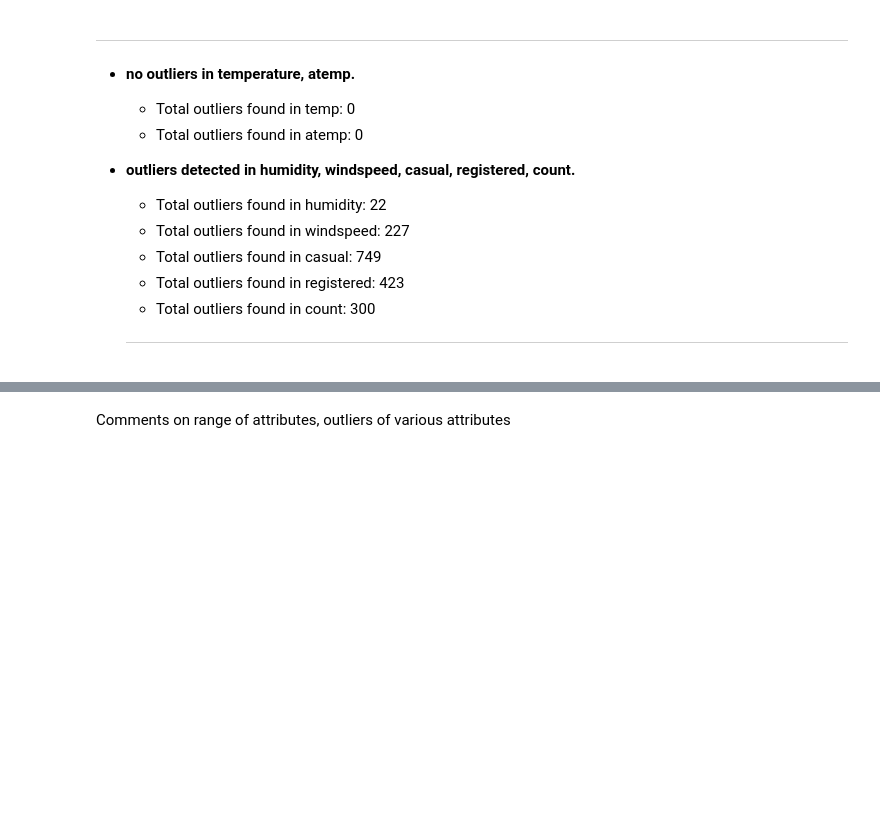
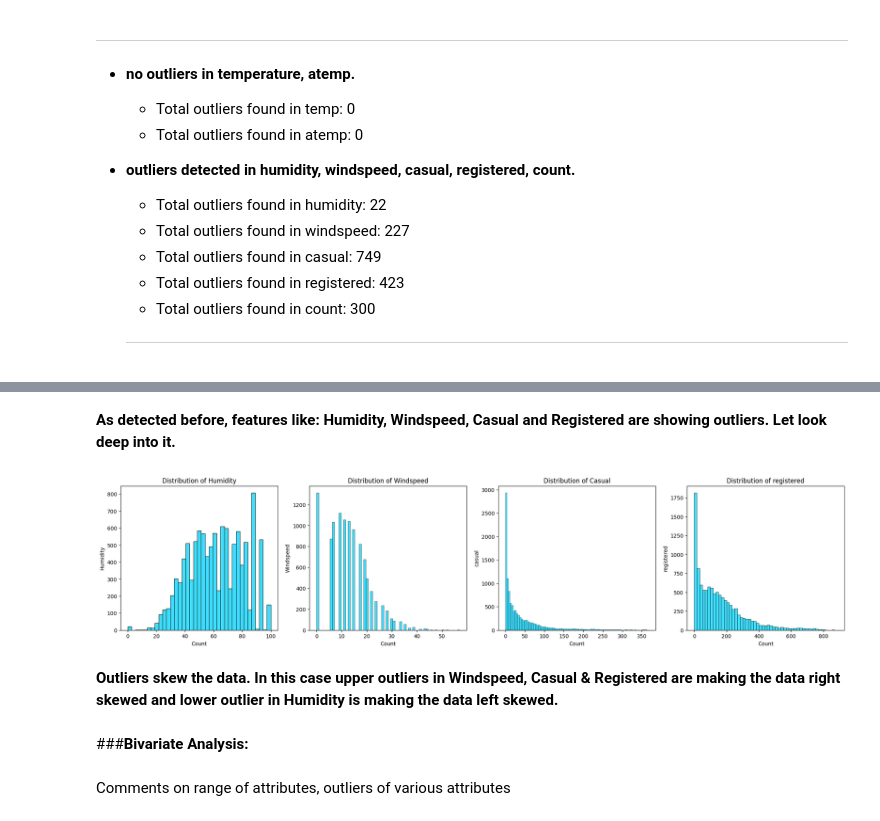
Before and after one commit to RichaGaharwar/Yulu---Hypothesis-Testing, a Jupyter notebook: Yulu_Hypothesis_Testing.ipynb, the cells around one changed output, grey strips where cells are left out. Drawn from its saved outputs; the diff is of its cells as text; code cells hidden in the pictures; blank space fills up the shorter version.

```diff
--- a/Yulu_Hypothesis_Testing.ipynb
+++ b/Yulu_Hypothesis_Testing.ipynb
@@ -439,3 +513,41 @@ Bivariate Analysis (Relationships between important variables such as workday an
+# %% [markdown]
+**As detected before, features like: Humidity, Windspeed, Casual and Registered are showing outliers.**
+**Let look deep into it.**
+# %%
+Yulu_Cyan = '#00D2FF'
+plt.figure(figsize= (25,5))
+
+plt.subplot(1,4,1)
+sns.histplot(yulu['humidity'], color = Yulu_Cyan)
+plt.title('Distribution of Humidity')
+plt.xlabel('Count')
+plt.ylabel('Humidity')
+
+plt.subplot(1,4,2)
+sns.histplot(yulu['windspeed'], color = Yulu_Cyan)
+plt.title('Distribution of Windspeed')
+plt.xlabel('Count')
+plt.ylabel('Windspeed')
+
+plt.subplot(1,4,3)
+sns.histplot(yulu['casual'], color = Yulu_Cyan)
+plt.title('Distribution of Casual')
+plt.xlabel('Count')
+plt.ylabel('casual')
+
+plt.subplot(1,4,4)
+sns.histplot(yulu['registered'], color = Yulu_Cyan)
+plt.title('Distribution of registered')
+plt.xlabel('Count')
+plt.ylabel('registered')
+
+plt.show()
+# %% [output]
+[figure, added]
+# %% [markdown]
+**Outliers skew the data. In this case upper outliers in Windspeed, Casual & Registered are making the data right skewed and lower outlier in Humidity is making the data left skewed.**
+# %% [markdown]
+###**Bivariate Analysis:**
 # %% [markdown]
 Comments on range of attributes, outliers of various attributes
 # %% [markdown]
```
Also changed, not shown: parts of 8 cells of this notebook.
